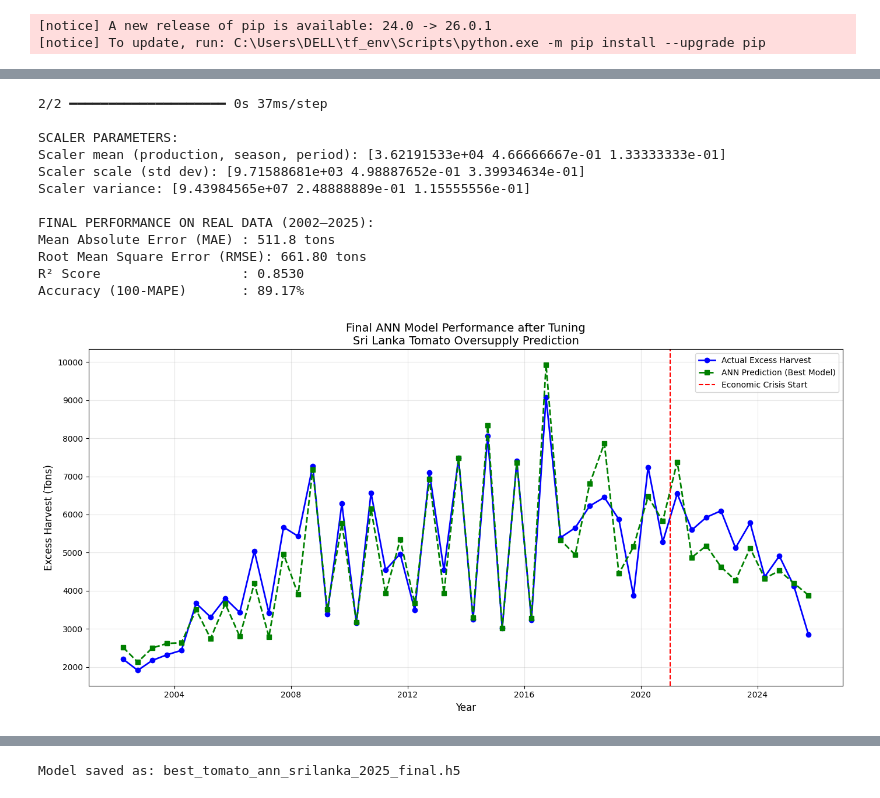
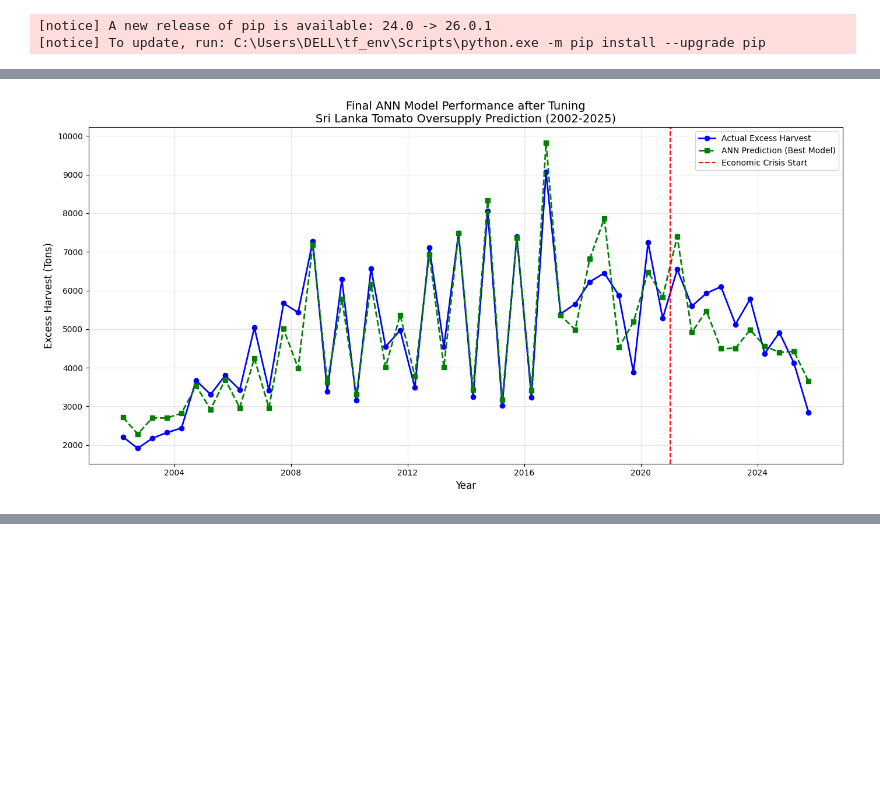
Before and after one commit to isuri54/agriscope, a Jupyter notebook: backend/ANN model/FYP-Ann.ipynb, the cells around one changed output, grey strips where cells are left out. Cells and saved outputs as stored; diff of their text form; code cells hidden in the pictures; blank space fills up the shorter version.

```diff
--- a/backend/ANN model/FYP-Ann.ipynb
+++ b/backend/ANN model/FYP-Ann.ipynb
@@ -348,6 +348,7 @@ from sklearn.model_selection import train_test_split
 import tensorflow as tf
 from tensorflow.keras import layers
 import keras_tuner as kt
+import joblib
 import warnings
 warnings.filterwarnings('ignore')
 
@@ -381,11 +382,11 @@ df = pd.DataFrame({
     'ds': dates,
     'production': production,
     'y': excess,
-    'season': ['Yala', 'Maha'] * 24,
+    'season': ['Maha', 'Yala'] * 24,
     'period': ['Pre-Crisis'] * 40 + ['Post-Crisis'] * 8
 })
 
-df['season_encoded'] = df['season'].map({'Yala': 0, 'Maha': 1})
+df['season_encoded'] = df['season'].map({'Maha': 0, 'Yala': 1})
 df['period_encoded'] = df['period'].map({'Pre-Crisis': 0, 'Post-Crisis': 1})
 
 X = df[['production', 'season_encoded', 'period_encoded']].values
@@ -442,7 +443,7 @@ tuner.search(
     X_train_scaled, y_train,
     epochs=600,
     validation_data=(X_val_scaled, y_val),
-    callbacks=[tf.keras.callbacks.EarlyStopping(patience=60, restore_best_weights=True)],
+    callbacks=[tf.keras.callbacks.EarlyStopping(patience=40, restore_best_weights=True)],
     verbose=1
 )
 
@@ -450,34 +451,50 @@ tuner.search(
 best_model = tuner.get_best_models(num_models=1)[0]
 best_hps = tuner.get_best_hyperparameters(num_trials=1)[0]
 
-print("\nBEST HYPERPARAMETERS FOUND:")
+print("BEST HYPERPARAMETERS FOUND:")
 for key, value in best_hps.values.items():
     print(f"  {key}: {value}")
 
 # 7. PERFORMANCE EVALUATION
-# Predictions for specific sets
+# Define a helper to calculate metrics consistently
+def calculate_metrics(y_true, y_pred):
+    mae = mean_absolute_error(y_true, y_pred)
+    rmse = np.sqrt(mean_squared_error(y_true, y_pred))
+    r2 = r2_score(y_true, y_pred)
+    mape = np.mean(np.abs((y_true - y_pred) / np.clip(y_true, 1e-6, None))) * 100
+    accuracy = 100 - mape
+    return mae, rmse, r2, accuracy
+
+# Predictions for all splits
+y_train_pred = best_model.predict(X_train_scaled).flatten()
 y_test_pred = best_model.predict(X_test_scaled).flatten()
 y_full_pred = best_model.predict(X_full_scaled).flatten()
 
-# Metrics on Full Dataset
-mae = mean_absolute_error(y, y_full_pred)
-rmse = np.sqrt(mean_squared_error(y, y_full_pred))
-r2 = r2_score(y, y_full_pred)
-mape = np.mean(np.abs((y - y_full_pred) / np.clip(y, 1e-6, None))) * 100
-accuracy = 100 - mape
+# Calculate metrics for each set
+train_mae, _, _, train_acc = calculate_metrics(y_train, y_train_pred)
+test_mae, _, _, test_acc = calculate_metrics(y_test, y_test_pred)
+full_mae, full_rmse, full_r2, full_acc = calculate_metrics(y, y_full_pred)
 
 # Printing Scaler Details
-print("\nSCALER PARAMETERS:")
+print("\n")
+print("SCALER PARAMETERS:")
 print("Scaler mean (production, season, period):", scaler.mean_)
 print("Scaler scale (std dev):", scaler.scale_)
 print("Scaler variance:", scaler.var_)
 
+# Performance breakdown
+print("\n")
+print("TRAINING VS TESTING PERFORMANCE:")
+print(f"Training Accuracy : {train_acc:.2f}% (MAE: {train_mae:.1f} tons)")
+print(f"Testing Accuracy  : {test_acc:.2f}% (MAE: {test_mae:.1f} tons)")
+
 # Final Performance Summary
-print(f"\nFINAL PERFORMANCE ON REAL DATA (2002–2025):")
-print(f"Mean Absolute Error (MAE) : {mae:.1f} tons")
-print(f"Root Mean Square Error (RMSE): {rmse:,.2f} tons")
-print(f"R² Score                  : {r2:.4f}")
-print(f"Accuracy (100-MAPE)       : {accuracy:.2f}%")
+print("\n")
+print("OVERALL PERFORMANCE (FULL DATASET):")
+print(f"Mean Absolute Error (MAE) : {full_mae:.1f} tons")
+print(f"Root Mean Square Error (RMSE): {full_rmse:,.2f} tons")
+print(f"R² Score                  : {full_r2:.4f}")
+print(f"Accuracy (100-MAPE)       : {full_acc:.2f}%")
 
 # 8. VISUALIZATION
 df['predicted_excess'] = y_full_pred
@@ -487,7 +504,7 @@ plt.figure(figsize=(14, 7))
 plt.plot(df_sorted['ds'], df_sorted['y'], 'o-', label='Actual Excess Harvest', color='blue', linewidth=2)
 plt.plot(df_sorted['ds'], df_sorted['predicted_excess'], 's--', label='ANN Prediction (Best Model)', color='green', linewidth=2)
 plt.axvline(pd.to_datetime('2021-01-01'), color='red', linestyle='--', label='Economic Crisis Start')
-plt.title('Final ANN Model Performance after Tuning\nSri Lanka Tomato Oversupply Prediction', fontsize=14)
+plt.title('Final ANN Model Performance after Tuning\nSri Lanka Tomato Oversupply Prediction (2002-2025)', fontsize=14)
 plt.xlabel('Year', fontsize=12)
 plt.ylabel('Excess Harvest (Tons)', fontsize=12)
 plt.legend()
@@ -496,6 +513,8 @@ plt.tight_layout()
 plt.show()
 
 # 9. SAVE THE MODEL
-best_model.save('best_tomato_ann_srilanka_2025_final.h5')
-print("\nModel saved as: best_tomato_ann_srilanka_2025_final.h5")
+joblib.dump(scaler, 'tomato_scaler.pkl')
+print("\nScaler saved as: tomato_scaler.pkl")
+best_model.save('best_tomato_ann_srilanka_2026_final.h5')
+print("\nModel saved as: best_tomato_ann_srilanka_2026_final.h5")
 # %% [output]
@@ -514,0 +538 @@ WARNING:tensorflow:5 out of the last 7 calls to <function TensorFlowTrainer.make
+[figure, new version]
@@ -519,13 +542,0 @@ WARNING:tensorflow:6 out of the last 8 calls to <function TensorFlowTrainer.make
-2/2 ━━━━━━━━━━━━━━━━━━━━ 0s 37ms/step
-
-SCALER PARAMETERS:
-Scaler mean (production, season, period): [3.62191533e+04 4.66666667e-01 1.33333333e-01]
-Scaler scale (std dev): [9.71588681e+03 4.98887652e-01 3.39934634e-01]
-Scaler variance: [9.43984565e+07 2.48888889e-01 1.15555556e-01]
-
-FINAL PERFORMANCE ON REAL DATA (2002–2025):
-Mean Absolute Error (MAE) : 511.8 tons
-Root Mean Square Error (RMSE): 661.80 tons
-R² Score                  : 0.8530
-Accuracy (100-MAPE)       : 89.17%
-[figure, old version]
@@ -533 +542,0 @@ WARNING:absl:You are saving your model as an HDF5 file via `model.save()` or `ke
-Model saved as: best_tomato_ann_srilanka_2025_final.h5
```
Also changed, not shown: parts of 1 cell of this notebook.
